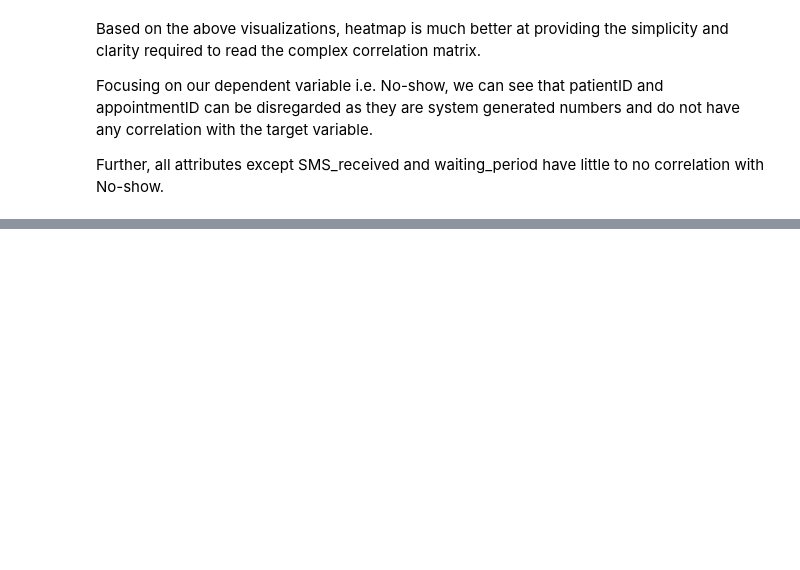
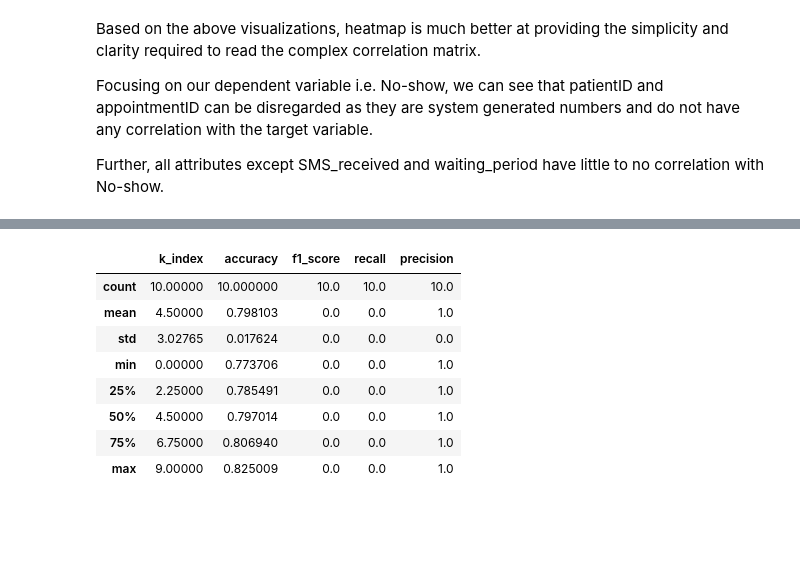
Before and after one commit to Sumitjh26997/CSS581-ML, a Jupyter notebook: hw1.ipynb, the cells around one changed output, grey strips where cells are left out. Cells and saved outputs as stored; diff of their text form; code cells hidden in the pictures; blank space fills up the shorter version.

```diff
--- a/hw1.ipynb
+++ b/hw1.ipynb
@@ -713,3 +803,15 @@ for train_index,test_index in kf.split(X):
+# %%
+rf_data.describe()
+# %% [output]
+|  | k_index | accuracy | f1_score | recall | precision |
+| count | 10.00000 | 10.000000 | 10.0 | 10.0 | 10.0 |
+| mean | 4.50000 | 0.798103 | 0.0 | 0.0 | 1.0 |
+| std | 3.02765 | 0.017624 | 0.0 | 0.0 | 0.0 |
+| min | 0.00000 | 0.773706 | 0.0 | 0.0 | 1.0 |
+| 25% | 2.25000 | 0.785491 | 0.0 | 0.0 | 1.0 |
+| 50% | 4.50000 | 0.797014 | 0.0 | 0.0 | 1.0 |
+| 75% | 6.75000 | 0.806940 | 0.0 | 0.0 | 1.0 |
+| max | 9.00000 | 0.825009 | 0.0 | 0.0 | 1.0 |
 # %%
 #create train-test split
 from sklearn import tree
```
Also changed, not shown: parts of 28 cells of this notebook.
